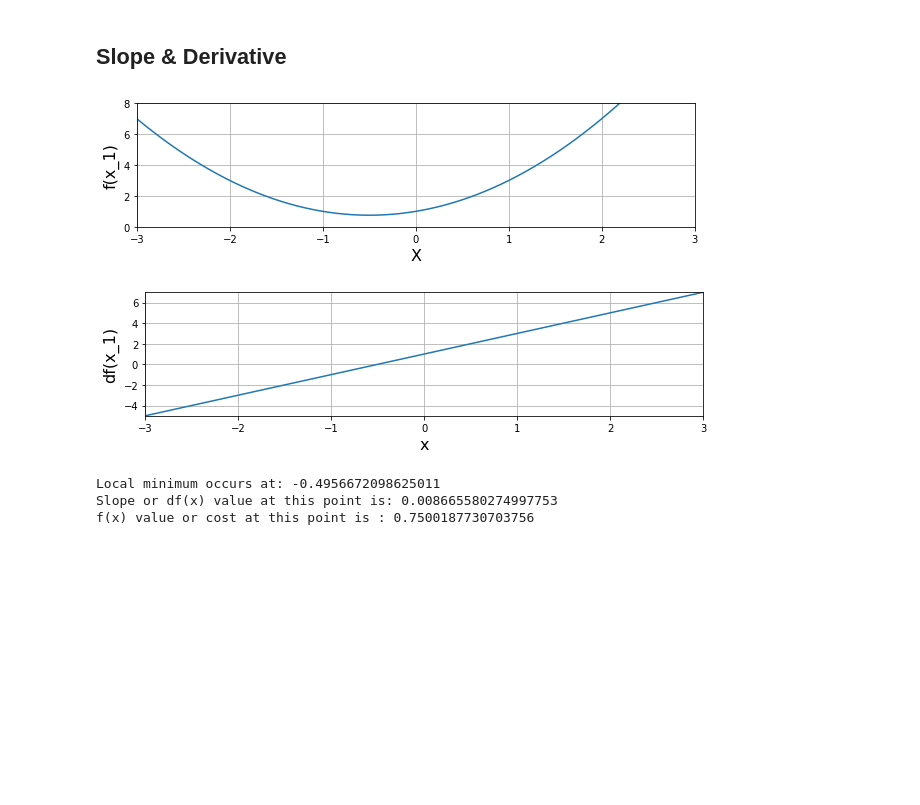
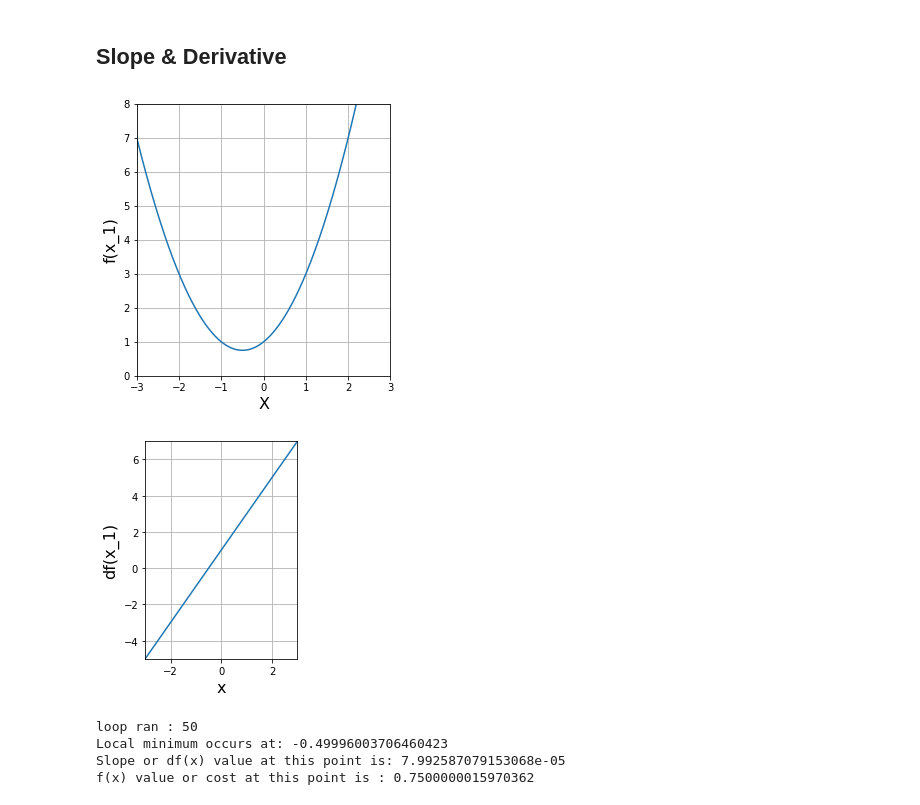
Before and after one commit to sinhadeepak1115/DataScience-and-ML-37, a Jupyter notebook: Gradient Descent [03].ipynb, the cells around one changed output. Cells and saved outputs as stored; diff of their text form; code cells hidden in the pictures; blank space fills up the shorter version.

```diff
--- a/Gradient Descent [03].ipynb
+++ b/Gradient Descent [03].ipynb
@@ -31,41 +31,52 @@ def df(x):
 # %%
 plt.figure(figsize=[10, 5])
 
 # plot 1
-plt.subplot(2, 1, 1)
+plt.subplot(1, 2, 1)
 plt.xlim([-3, 3])
 plt.xlabel("X", fontsize=16)
 plt.ylim([0, 8])
 plt.ylabel("f(x_1)", fontsize=16)
 plt.plot(x_1, f(x_1))
 plt.grid()
 plt.show()
-plt.figure(figsize=[10, 5])
+
 #plot 2
-plt.subplot(2, 1, 2)
+plt.subplot(1, 2, 2)
 plt.xlim([-3, 3])
 plt.xlabel("x", fontsize=16)
 plt.ylim([-5, 7])
 plt.ylabel("df(x_1)", fontsize=16)
 plt.plot(x_1, df(x_1))
 plt.grid()
 plt.show()
 # %% [output]
-[figure, old version]
+[figure, new version]
-[figure, old version]
+[figure, new version]
 # %%
 new_x = 3
 previous_x = 0
 step_multiplier = 0.1
+precision = 0.00001
+x_list = [new_x]
+slope_list = [df(new_x)]
 
-for n in range(30):
+for n in range(500):
     previous_x = new_x
     gradient = df(previous_x)
     new_x =  previous_x - step_multiplier * gradient
+    step_size = abs(new_x - previous_x)
+    x_list.append(new_x)
+    slope_list.append(df)
+    if step_size < precision:
+        print('loop ran :', n)
+        break
+
 print('Local minimum occurs at:', new_x)
 print('Slope or df(x) value at this point is:', df(new_x))
 print('f(x) value or cost at this point is :', f(new_x))
 # %% [output]
-Local minimum occurs at: -0.4956672098625011
-Slope or df(x) value at this point is: 0.008665580274997753
-f(x) value or cost at this point is : 0.7500187730703756
+loop ran : 50
+Local minimum occurs at: -0.49996003706460423
+Slope or df(x) value at this point is: 7.992587079153068e-05
+f(x) value or cost at this point is : 0.7500000015970362
```
Also changed, not shown: parts of 3 cells of this notebook.
